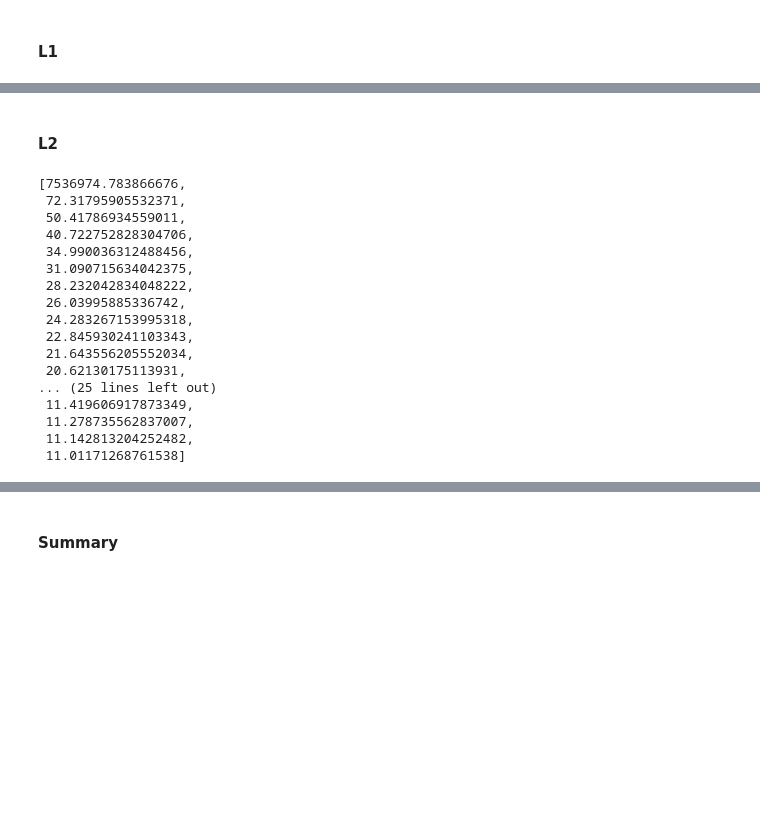
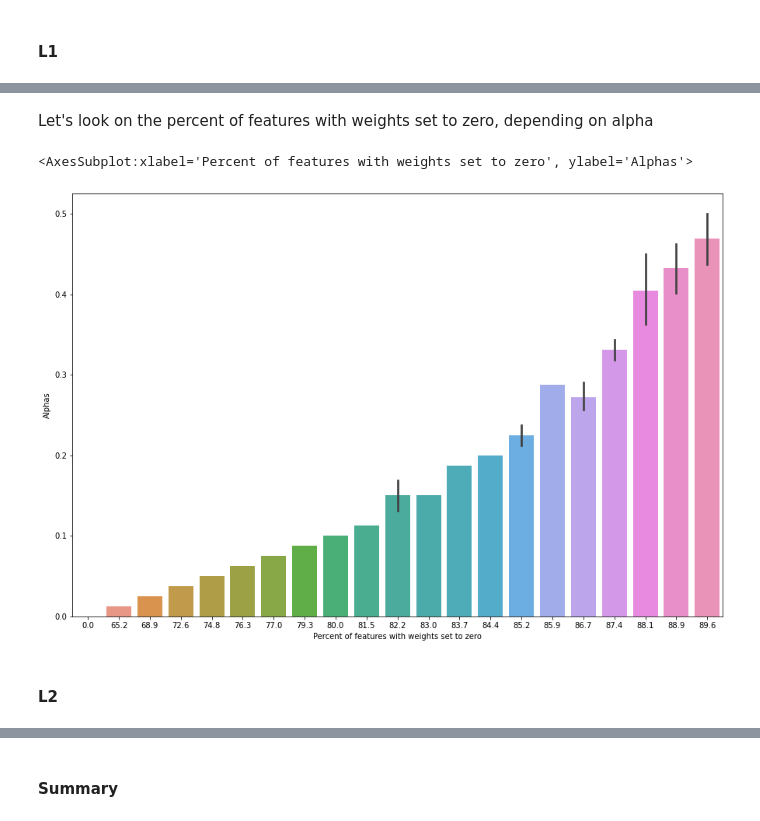
Before and after one commit to EvgenVer/RS_ml_course1, a Jupyter notebook: 4_overfitting_regularization/overfitting_regularization.ipynb, the cells around one changed output, grey strips where cells are left out. Drawn from its saved outputs; the diff is of its cells as text; code cells hidden in the pictures; blank space fills up the shorter version.

```diff
--- a/4_overfitting_regularization/overfitting_regularization.ipynb
+++ b/4_overfitting_regularization/overfitting_regularization.ipynb
@@ -537,30 +522,20 @@ ValueError: setting an array element with a sequence.
+# %% [markdown]
+Let's look on the percent of features with weights set to zero, depending on alpha
+# %%
+per_zero_weights_L1 = [round(len(coef_l1[i][coef_l1[i]==0])/len(coef_l1[i])*100, 1) for i in range(len(coef_l1))]
+plt.figure(figsize=(15,10))
+plt.xlabel("Percent of features with weights set to zero")
+plt.ylabel("Alphas")
+sns.barplot(x=per_zero_weights_L1, y=ALPHAS, )
+# %% [output]
+<AxesSubplot:xlabel='Percent of features with weights set to zero', ylabel='Alphas'>
+[figure, added]
 # %% [markdown]
 #### L2
 # %%
 ## your code
-avg_coef = []
+coef_l2 = []
 for alpha in ALPHAS:
-    results = cross_validate(make_model(degree=15, penalty='L2', alpha=alpha),
-                             X, y, cv=5,
-                             return_train_score=True, return_estimator=True,
-                             scoring='neg_root_mean_squared_error')
-    avg_coef.append(np.mean([np.mean(np.abs(model['reg'].coef_)) for model in results['estimator']]))
-avg_coef
+    result = make_model(degree=15, penalty='L2', alpha=alpha).fit(X, y)
+    #coef.append(np.mean(np.mean(np.abs(result['reg'].coef_))))
+    coef_l2.append(np.abs(result['reg'].coef_))
-# %% [output]
-[7536974.783866676,
- 72.31795905532371,
- 50.41786934559011,
- 40.722752828304706,
- 34.990036312488456,
- 31.090715634042375,
- 28.232042834048222,
- 26.03995885336742,
- 24.283267153995318,
- 22.845930241103343,
- 21.643556205552034,
- 20.62130175113931,
-... (25 lines left out)
- 11.419606917873349,
- 11.278735562837007,
- 11.142813204252482,
- 11.01171268761538]
```
Also changed, not shown: parts of 26 cells of this notebook.
